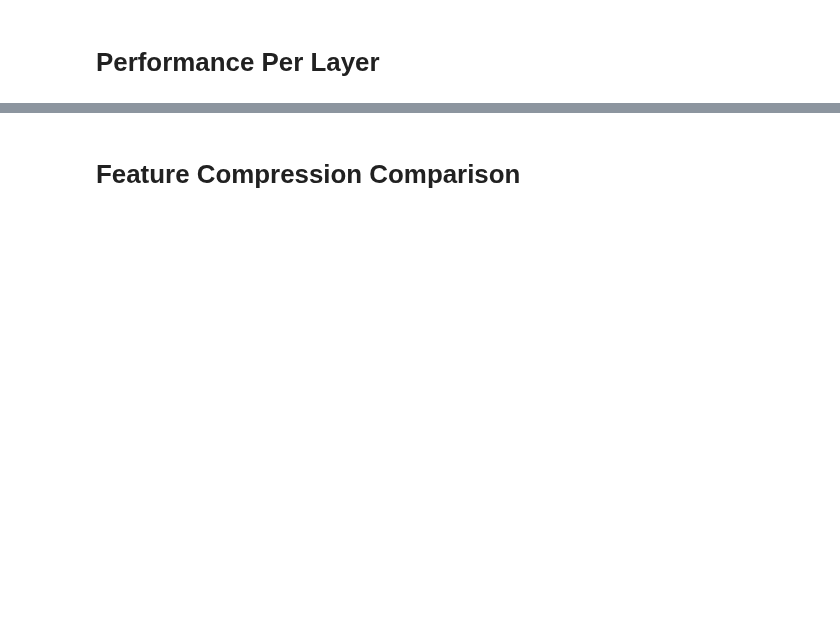
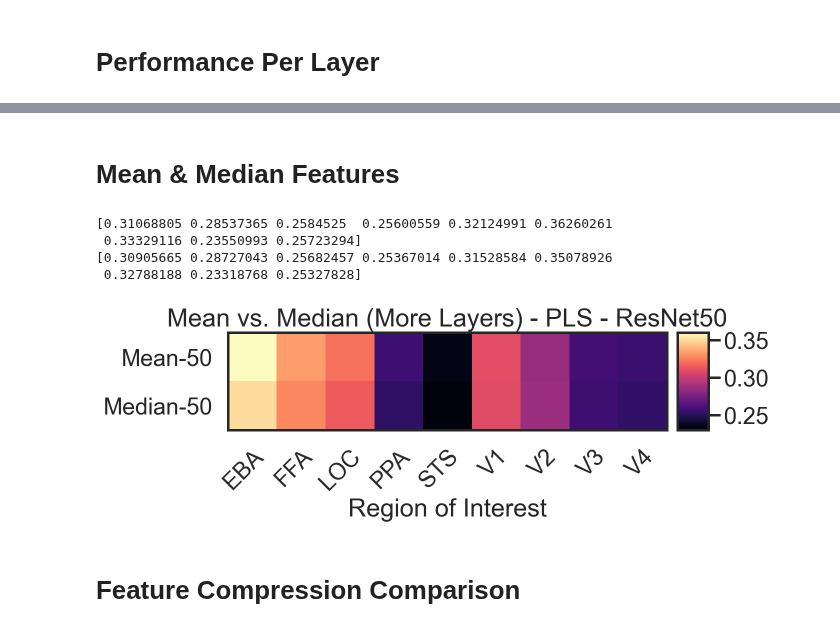
Before and after one commit to RobertTLange/algonauts-2021, a Jupyter notebook: notebooks/inspect_experiments.ipynb, the cells around one changed output, grey strips where cells are left out. Drawn from its saved outputs; the diff is of its cells as text; code cells hidden in the pictures; blank space fills up the shorter version.

```diff
--- a/notebooks/inspect_experiments.ipynb
+++ b/notebooks/inspect_experiments.ipynb
@@ -54,3 +54,25 @@ plot_perf_per_layer(hyper_log, meta_log, num_bo_per_layer=25, num_layers=5, titl
+# %% [markdown]
+# Mean & Median Features
+# %%
+meta_log_50_mean, hyper_log_50_mean = load_result_logs("../data/experiments/roi/more_layers/pls_pca_50_simclr_r50_mean")
+meta_log_50_median, hyper_log_50_median = load_result_logs("../data/experiments/roi/more_layers/pls_pca_50_simclr_r50_median")
+
+mean_50 = get_norm_score(hyper_log_50_mean)
+median_50 = get_norm_score(hyper_log_50_median)
+
+scores = [mean_50, median_50]
+range_y = ['Mean-50', "Median-50"][::-1]
+range_x = ["EBA", "FFA", "LOC", "PPA", "STS", "V1", "V2", "V3", "V4"]
+title = "Mean vs. Median (More Layers) - PLS - ResNet50"
+ylabel = None #"Compression Technique"
+plot_combined_scores(scores, range_x, range_y, title, ylabel,
+                     min_heat=0.23, max_heat=0.36)
+# %% [output]
+[0.31068805 0.28537365 0.2584525  0.25600559 0.32124991 0.36260261
+ 0.33329116 0.23550993 0.25723294]
+[0.30905665 0.28727043 0.25682457 0.25367014 0.31528584 0.35078926
+ 0.32788188 0.23318768 0.25327828]
+[figure, added]
 # %% [markdown]
 # Feature Compression Comparison
 # %%
```
Also changed, not shown: parts of 23 cells of this notebook, 13 other files.
